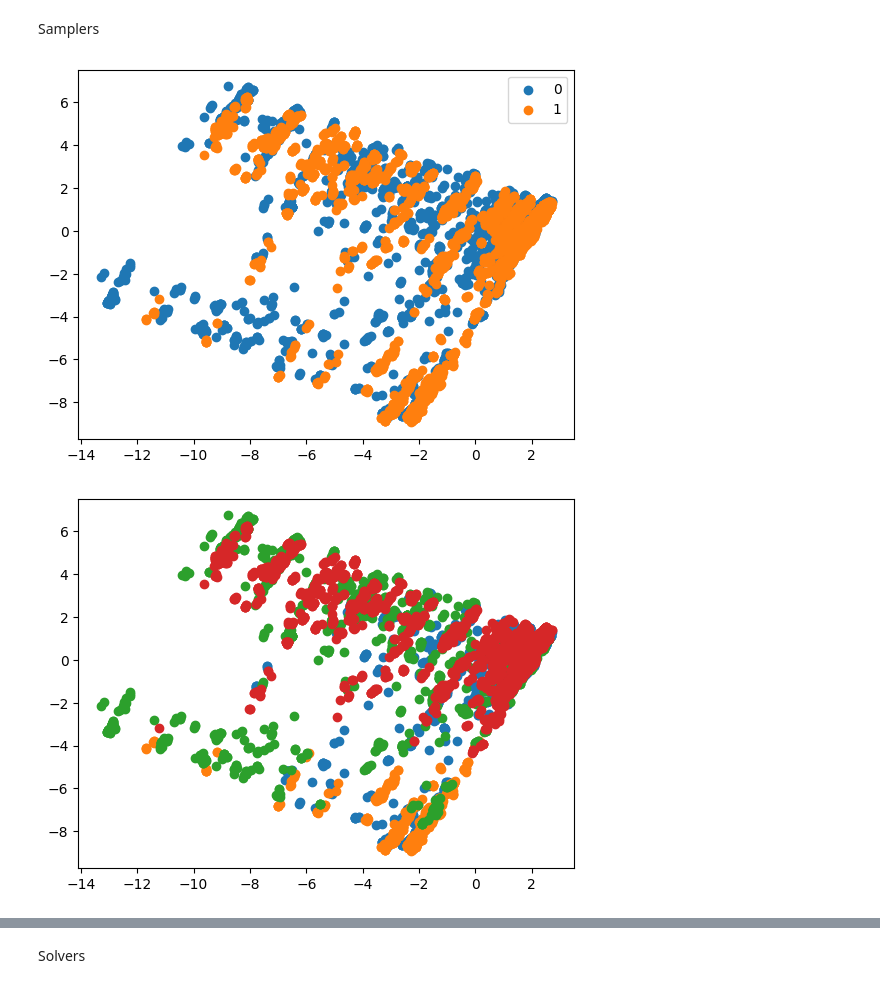
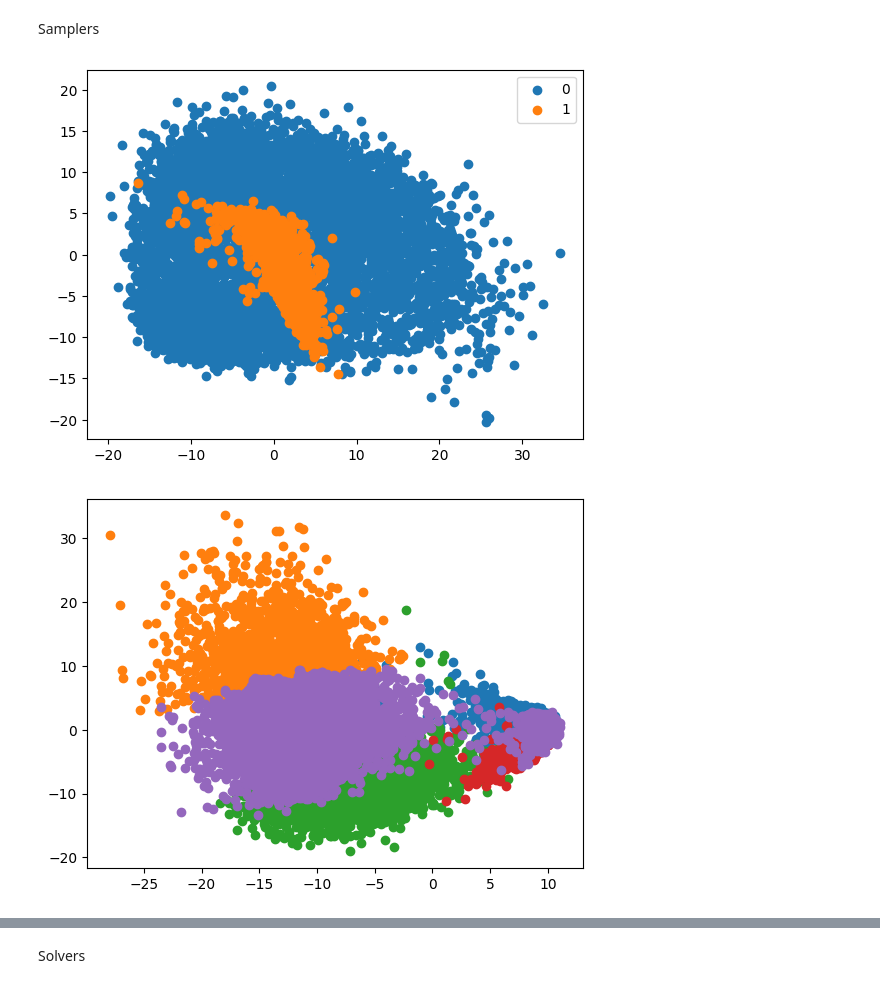
Before and after one commit to yy214/cluster-for-opt, a Jupyter notebook: clustering_for_opt.ipynb, the cells around one changed output, grey strips where cells are left out. Drawn from its saved outputs; the diff is of its cells as text; code cells hidden in the pictures.

```diff
--- a/clustering_for_opt.ipynb
+++ b/clustering_for_opt.ipynb
@@ -184,9 +150,10 @@ def load_svm_classif_tensor(filename, process=None):
             warnings.warn("process should be one of '1 2' or '+-1'", UserWarning)
     return TensorDataset(scaled_X, y)
 # %%
-dataset = load_svm_classif_tensor("./data/phishing_dataset.txt") #make_2d_classification(well_split=True)
+dataset = mnist_01_train# load_svm_classif_tensor("./data/phishing_dataset.txt") #make_2d_classification(well_split=True)
 clustered_data, full_labels = dataset.tensors
 labeled_data = logistic_label_01_process(dataset)
+N = len(dataset)
 # %%
 # probably utils function
 from utils import dimension_reduction
@@ -195,13 +162,13 @@ compressed_data = dimension_reduction(clustered_data, alg="pca")
 # %%
 compressed_labeled = dimension_reduction(labeled_data, alg="pca")
 mask_0 = (full_labels == 0)
 mask_1 = (full_labels == 1)
-plt.scatter(compressed_data[mask_0,0], compressed_data[mask_0,1], label="0")
-plt.scatter(compressed_data[mask_1,0], compressed_data[mask_1,1], label="1")
+plt.scatter(compressed_labeled[mask_0,0], compressed_labeled[mask_0,1], label="0")
+plt.scatter(compressed_labeled[mask_1,0], compressed_labeled[mask_1,1], label="1")
 plt.legend()
 plt.show()
 # %% [output]
-[figure, old version]
+[figure, new version]
 # %%
 from cluster_tools import get_clusters
 
@@ -214,7 +181,7 @@ for i in range(cluster_sampler.cluster_count):
 # plt.scatter(compressed_data[mask_0,0], compressed_data[mask_0,1], color="white", alpha=0.1)
 plt.show()
 # %% [output]
-[figure, old version]
+[figure, new version]
 # %%
 from cluster_tools import kmeans_cos_elbow
 
```
Also changed, not shown: parts of 41 cells of this notebook, 3 other files.
